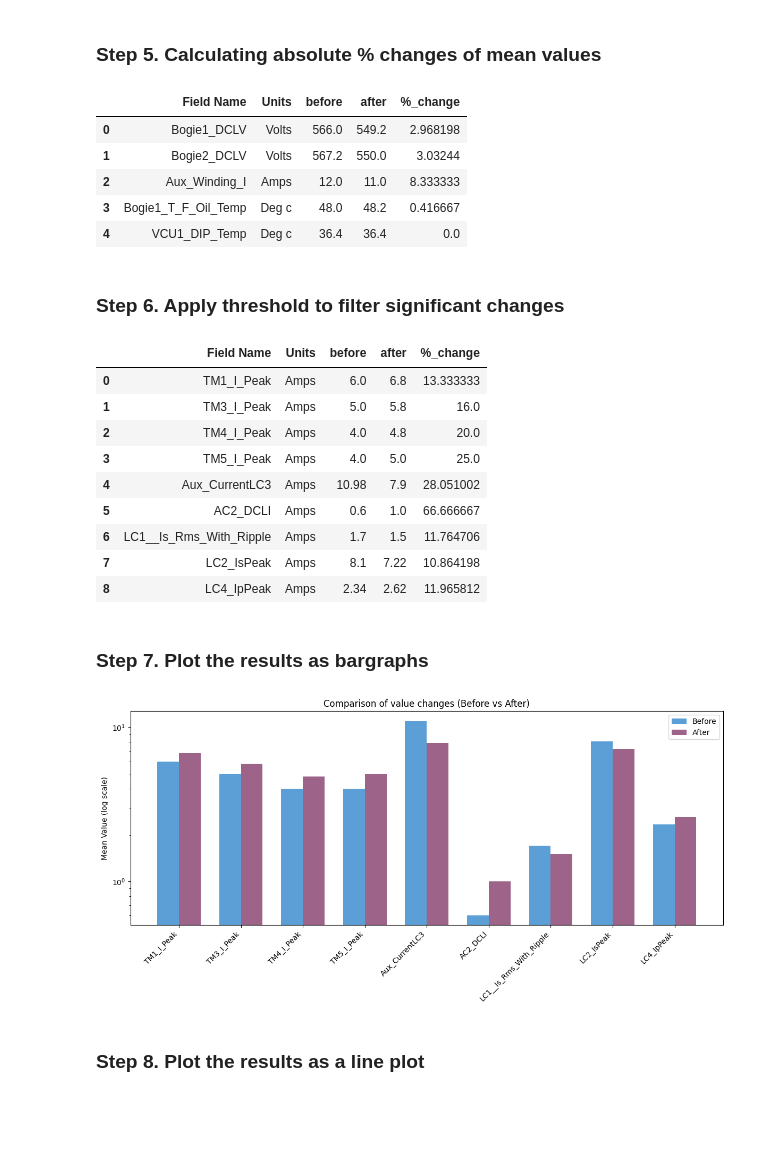
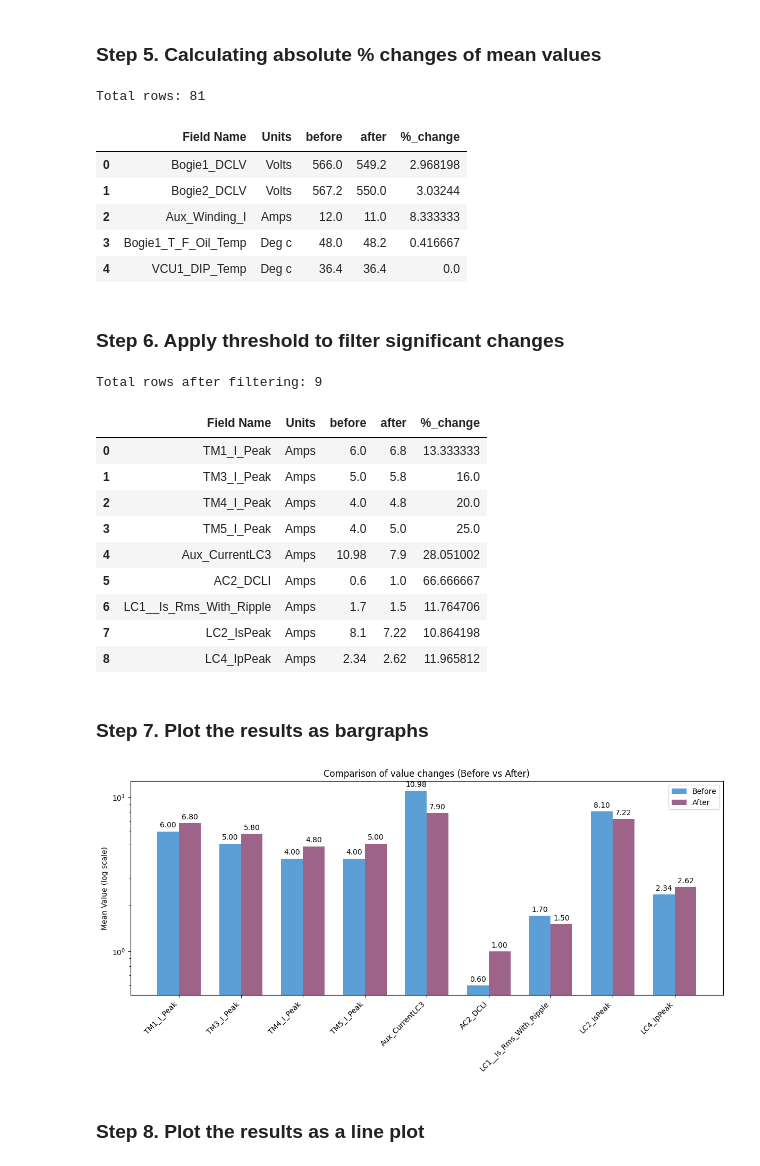
Before and after one commit to jasurlive/THESIS_WSU, a Jupyter notebook: fault_analysis.ipynb, the cells around one changed output. Drawn from its saved outputs; the diff is of its cells as text; code cells hidden in the pictures; blank space fills up the shorter version.

```diff
--- a/fault_analysis.ipynb
+++ b/fault_analysis.ipynb
@@ -98,8 +107,10 @@ df_means["%_change"] = ((df_means["after"] - df_means["before"]).abs() / before_
 
 # Output the identifier columns, before, after, and percentage change for all rows
 df_means[df_means.columns[:2].tolist() + ["before", "after", "%_change"]]
+print("Total rows:", len(df_means))
 df_means.head()
 # %% [output]
+Total rows: 81
 |  | Field Name | Units | before | after | %_change |
 | 0 | Bogie1_DCLV | Volts | 566.0 | 549.2 | 2.968198 |
 | 1 | Bogie2_DCLV | Volts | 567.2 | 550.0 | 3.03244 |
@@ -111,8 +122,10 @@ df_means.head()
 # %%
 threshold = 10
 df_means_filtered = df_means[df_means["%_change"] > threshold].reset_index(drop=True)
+print("Total rows after filtering:", len(df_means_filtered))
 df_means_filtered[df_means_filtered.columns[:2].tolist() + ["before", "after", "%_change"]]
 # %% [output]
+Total rows after filtering: 9
 |  | Field Name | Units | before | after | %_change |
 | 0 | TM1_I_Peak | Amps | 6.0 | 6.8 | 13.333333 |
 | 1 | TM3_I_Peak | Amps | 5.0 | 5.8 | 16.0 |
@@ -128,30 +141,36 @@ df_means_filtered[df_means_filtered.columns[:2].tolist() + ["before", "after", "
 # %%
 import matplotlib.pyplot as plt
 import numpy as np
 
 # Prepare data for plotting
 labels = df_means_filtered[df_means_filtered.columns[0]]  # Field name column
 before = df_means_filtered["before"]
 after = df_means_filtered["after"]
 
 x = np.arange(len(labels))  # label locations
 width = 0.35  # width of the bars
 
 fig, ax = plt.subplots(figsize=(12, 6))
 # Use pale colors for bars
 rects1 = ax.bar(x - width/2, before, width, label='Before', color="#5b9fd6")
 rects2 = ax.bar(x + width/2, after, width, label='After', color="#9e6389")
 
 ax.set_yscale('log')
 ax.set_ylabel('Mean Value (log scale)')
 ax.set_title('Comparison of value changes (Before vs After)')
 ax.set_xticks(x)
 ax.set_xticklabels(labels, rotation=45, ha='right')
+
+ax.bar_label(
+    rects1, padding=3, fmt="%.2f"
+)
+ax.bar_label(rects2, padding=3, fmt="%.2f")
+
 ax.legend()
 plt.tight_layout()
 plt.show()
 # %% [output]
-[figure, old version]
+[figure, new version]
 # %% [markdown]
 ### Step 8. Plot the results as a line plot
 # %%
```
Also changed, not shown: parts of 5 cells of this notebook.
